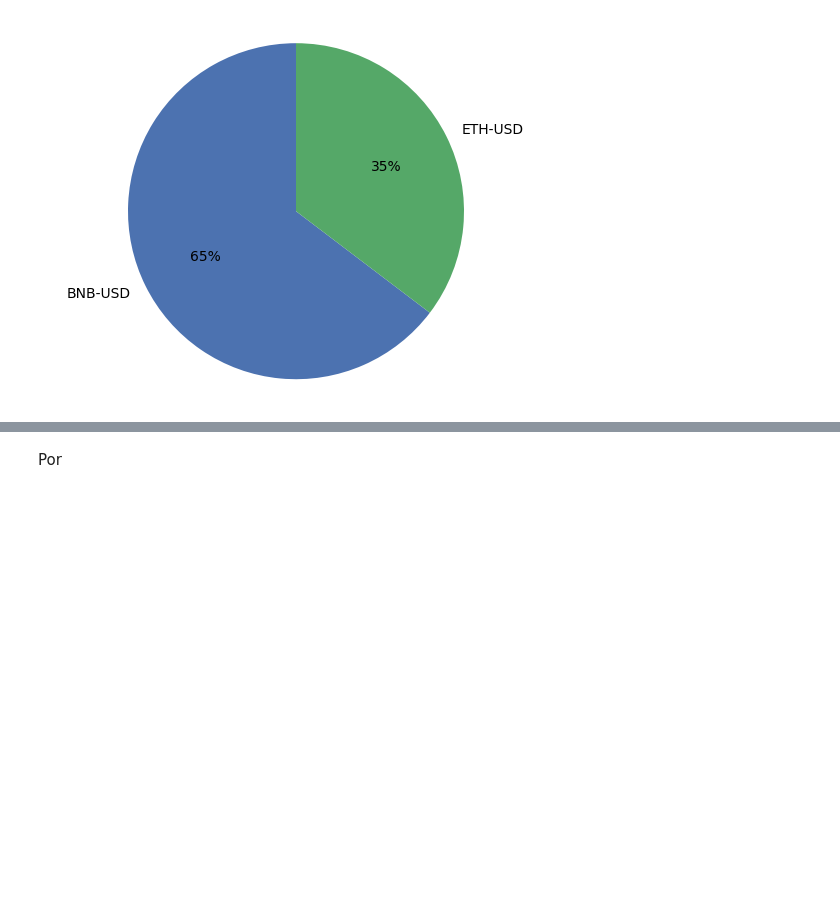
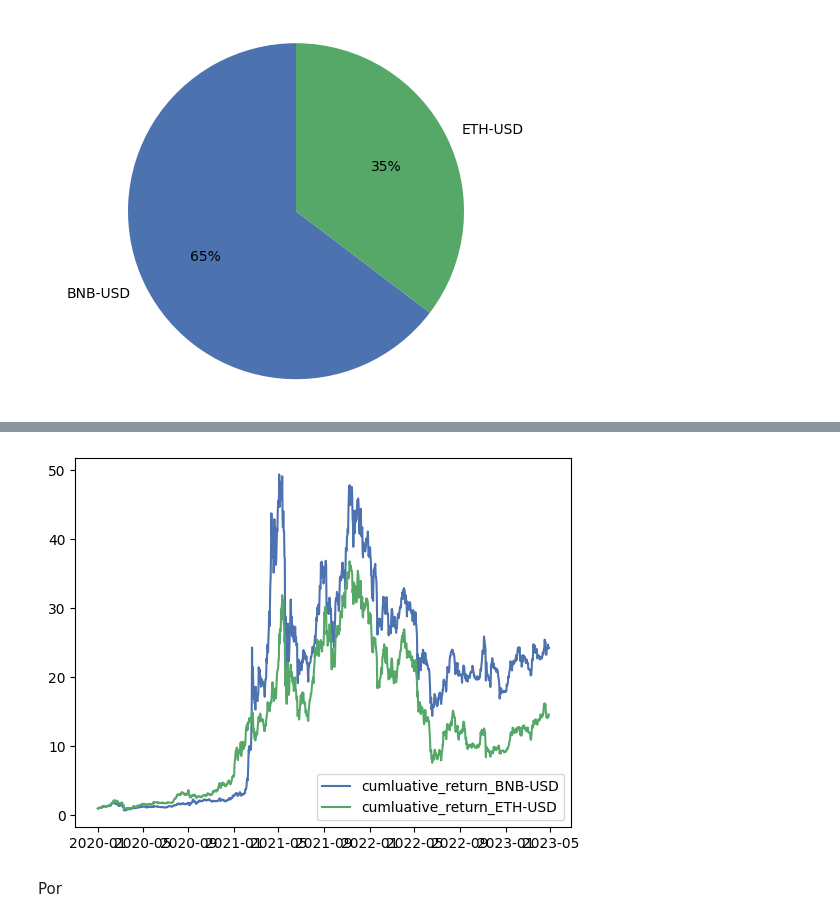
Before and after one commit to mzaoualim/cryptocurrency_portfolio_optimization_app, a Jupyter notebook: crypto_portfolio_optimization.ipynb, the cells around one changed output, grey strips where cells are left out. Saved outputs shown, nothing was run; the diff lists cells and outputs as text; code cells hidden in the pictures; blank space fills up the shorter version.

```diff
--- a/crypto_portfolio_optimization.ipynb
+++ b/crypto_portfolio_optimization.ipynb
@@ -344,0 +387,3 @@ plt.show()
+# %%
+for i in labels:
+  select_assets[f'cumluative_return_{i}'] = np.exp(np.log1p(data[i].pct_change()).cumsum())
@@ -345,3 +400,10 @@ plt.show()
+# %%
+plt.subplots()
+plt.plot(select_assets[['cumluative_return_BNB-USD', 'cumluative_return_ETH-USD']])
+plt.legend(['cumluative_return_BNB-USD', 'cumluative_return_ETH-USD'])
+plt.show()
+# %% [output]
+[figure, added]
 # %% [markdown]
 Por
 # %%
```
Also changed, not shown: parts of 26 cells of this notebook.
